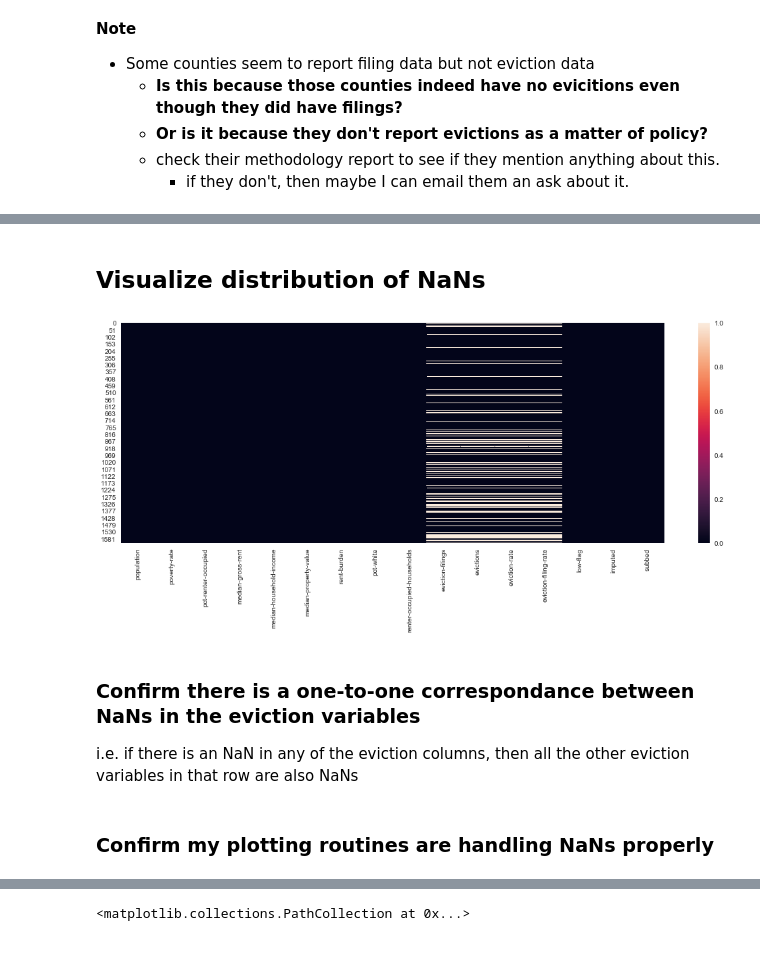
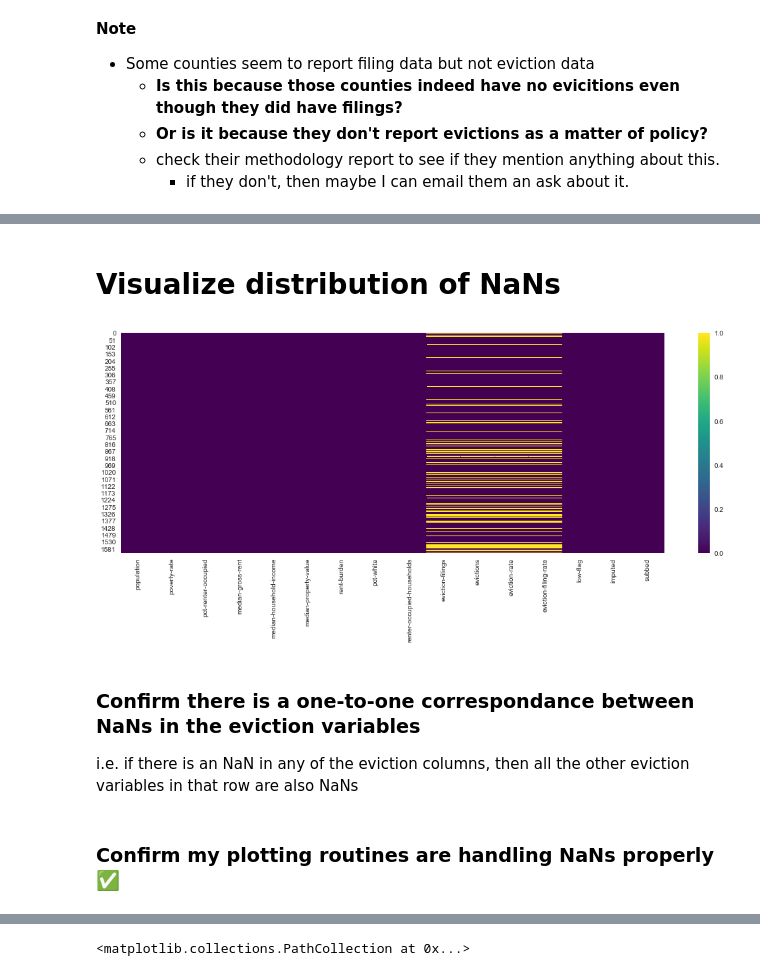
Before and after one commit to paulo-g-martinez/eviction-lab-tn-nss-capstone, a Jupyter notebook: enhancing-statistical-rigor.ipynb, the cells around one changed output, grey strips where cells are left out. Drawn from its saved outputs; the diff is of its cells as text; code cells hidden in the pictures.

```diff
--- a/enhancing-statistical-rigor.ipynb
+++ b/enhancing-statistical-rigor.ipynb
@@ -116,11 +442,11 @@ plt.show()
 # %% [markdown]
-## Visualize distribution of NaNs
+# Visualize distribution of NaNs
 # %%
 plt.figure(figsize=(18,6))
-sns.heatmap(counties_evicts_df[select_vars].isna())
+sns.heatmap(counties_evicts_df[select_vars].isna(), cmap = 'viridis')
 plt.show()
 # %% [output]
-[figure, old version]
+[figure, new version]
 # %% [markdown]
 ### Confirm there is a one-to-one correspondance between NaNs in the eviction variables
 i.e. if there is an NaN in any of the eviction columns, then all the other eviction variables in that row are also NaNs
@@ -130,7 +456,7 @@ for var in ['eviction-filings', 'eviction-rate', 'eviction-filing-rate']:
     # Confirm that each row with an NaN eviction value also has an NaN in that other eviction variable
     assert (counties_evicts_df['evictions'].isna() != counties_evicts_df[var].isna()).sum() == 0 # the sum of eviction Nan indices that are not NaN indices in the other column is zero
 # %% [markdown]
-### Confirm my plotting routines are handling NaNs properly
+### Confirm my plotting routines are handling NaNs properly ✅
 # %%
 data = [
     go.Box(
```
Also changed, not shown: parts of 47 cells of this notebook, 5 other files.
